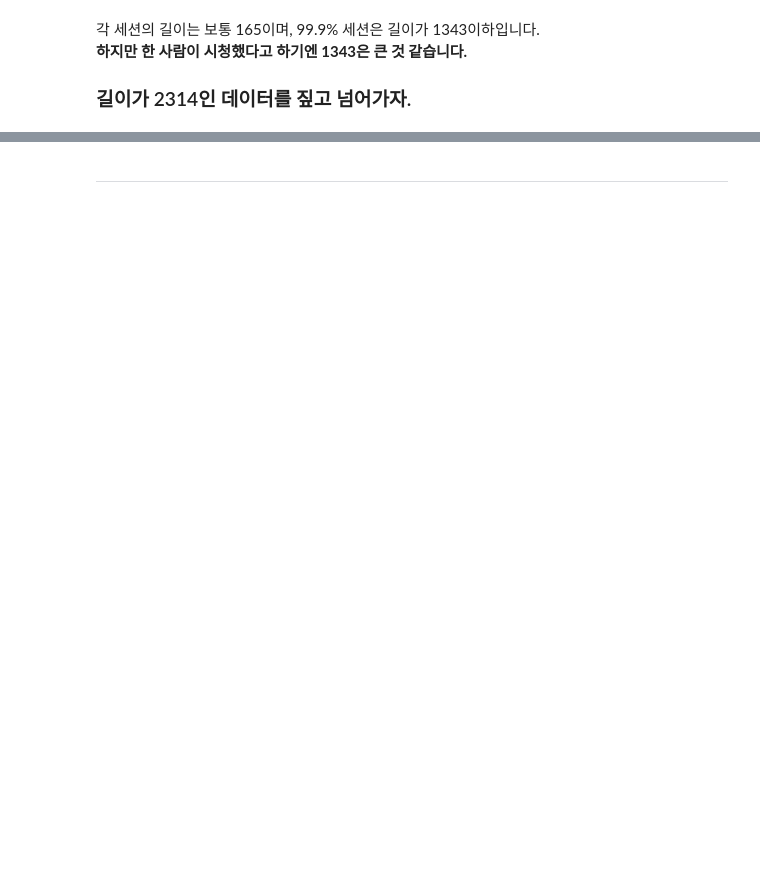
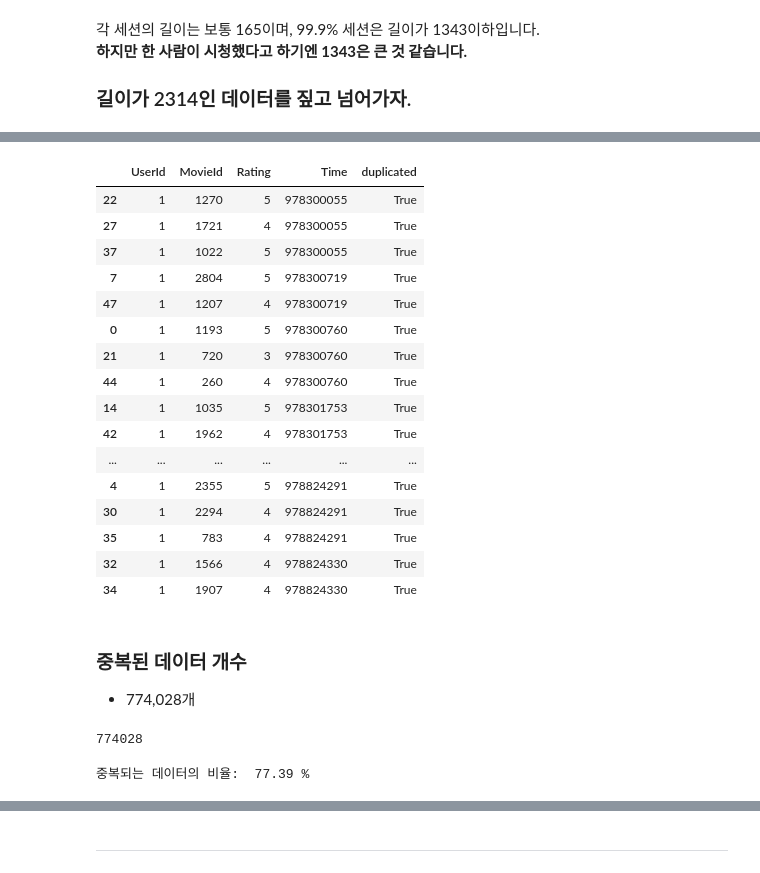
Before and after one commit to Shinest-changwon/AIFFEL_Exploration, a Jupyter notebook: E17_Movie_Prediction/[E17]Movie_Prediction.ipynb, the cells around one changed output, grey strips where cells are left out. Drawn from its saved outputs; the diff is of its cells as text; code cells hidden in the pictures; blank space fills up the shorter version.

```diff
--- a/E17_Movie_Prediction/[E17]Movie_Prediction.ipynb
+++ b/E17_Movie_Prediction/[E17]Movie_Prediction.ipynb
@@ -263,10 +279,11 @@ warnings.filterwarnings('ignore')
 # %%
-data_path = Path(os.getenv('HOME')+'/aiffel/yoochoose-data/ml-1m')
+# 경로 설정
+data_path = Path(os.getcwd() +'/yoochoose-data/ml-1m')
 train_path = data_path / 'ratings.dat'
 
 def load_data(data_path: Path, nrows=None):
     data = pd.read_csv(data_path, sep='::', header=None, usecols=[0, 1, 2, 3], dtype={0: np.int32, 1: np.int32, 2: np.int32}, nrows=nrows)
-    data.columns = ['UserId', 'ItemId', 'Rating', 'Time']
+    data.columns = ['UserId', 'MovieId', 'Rating', 'Time']
     return data
 
 data = load_data(train_path, None)
@@ -323,3 +419,8 @@ long_session_df[long_session_df[long_session_df['UserId']==4169].duplicated(['Ti
 # %%
-# data['duplicated'] = data.groupby('UserId').apply(
-#     lambda x: data['Time'].duplicated(keep=False))
+# duplicated라는 새로운 컬럼을 만든다. 컬럼 내용은 일단 데이터 전체에 대한 중복검사를 한다.
+# keep=False를 사용하면 중복된 모든 데이터에 대해 True로 변환
+# keep='first'는 중복된 데이터 중 첫 번째는 제외하고 나머지 중복 데이터에 대해 True로 변환
+# keep='last'는 중복된 데이터 중 마지막은 제외하고 나머지 중복 데이터에 대해 True로 변환
+
+data['duplicated'] = data.duplicated(keep=False)
+data
@@ -325,0 +446,6 @@ long_session_df[long_session_df[long_session_df['UserId']==4169].duplicated(['Ti
+# %%
+# subset을 이용해 UserId, Time 컬럼에 대해 중복된 값을 모두 True로 표현
+# 만약 keep부분에 'first', 'last' 사용가능 하며 기능은 윗 셀에서 설명함
+
+data['duplicated'] = data.duplicated(subset=['UserId', 'Time'], keep=False)
+data
@@ -325,0 +470,32 @@ long_session_df[long_session_df[long_session_df['UserId']==4169].duplicated(['Ti
+# %%
+user_1_duplicated = data[data['duplicated']==True][data[data['duplicated']==True]['UserId'] == 1]
+user_1_duplicated
+# %% [output]
+|  | UserId | MovieId | Rating | Time | duplicated |
+| 22 | 1 | 1270 | 5 | 978300055 | True |
+| 27 | 1 | 1721 | 4 | 978300055 | True |
+| 37 | 1 | 1022 | 5 | 978300055 | True |
+| 7 | 1 | 2804 | 5 | 978300719 | True |
+| 47 | 1 | 1207 | 4 | 978300719 | True |
+| 0 | 1 | 1193 | 5 | 978300760 | True |
+| 21 | 1 | 720 | 3 | 978300760 | True |
+| 44 | 1 | 260 | 4 | 978300760 | True |
+| 14 | 1 | 1035 | 5 | 978301753 | True |
+| 42 | 1 | 1962 | 4 | 978301753 | True |
+| ... | ... | ... | ... | ... | ... |
+| 4 | 1 | 2355 | 5 | 978824291 | True |
+| 30 | 1 | 2294 | 4 | 978824291 | True |
+| 35 | 1 | 783 | 4 | 978824291 | True |
+| 32 | 1 | 1566 | 4 | 978824330 | True |
+| 34 | 1 | 1907 | 4 | 978824330 | True |
+# %% [markdown]
+### 중복된 데이터 개수
+- 774,028개
+# %%
+data[data['duplicated']==True].shape[0]
+# %% [output]
+774028
+# %%
+print('중복되는 데이터의 비율: %6.2f'%(774028 / 1000209 * 100),'%')
+# %% [output]
+중복되는 데이터의 비율:  77.39 %
```
Also changed, not shown: parts of 88 cells of this notebook.
